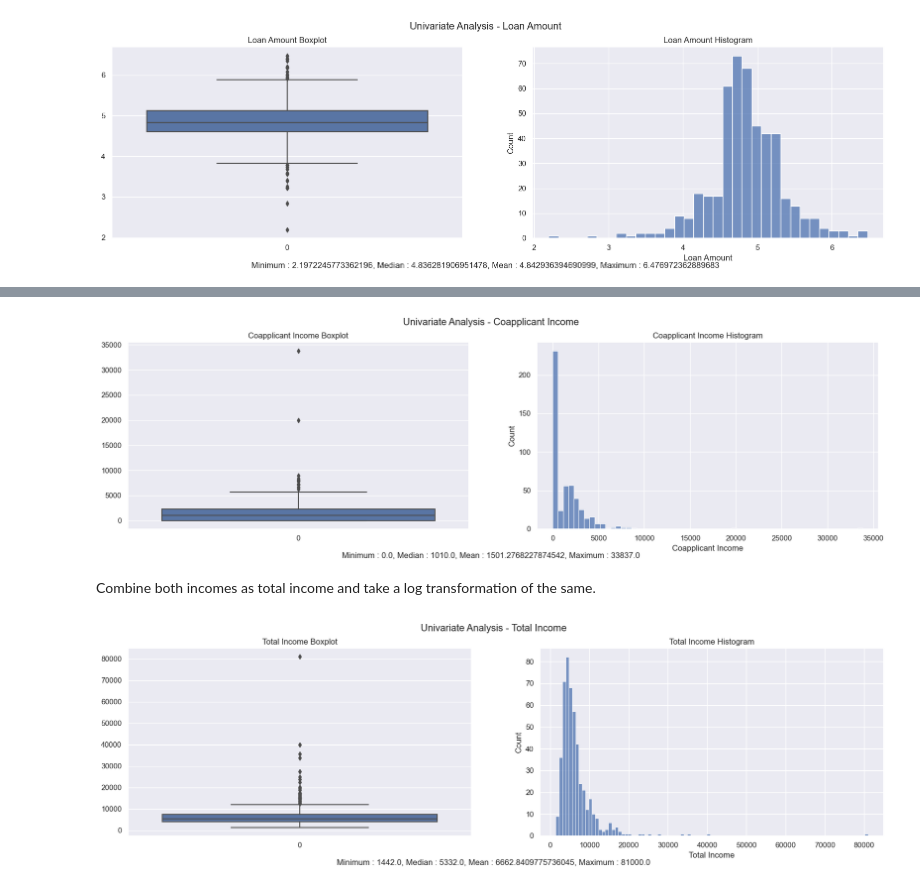
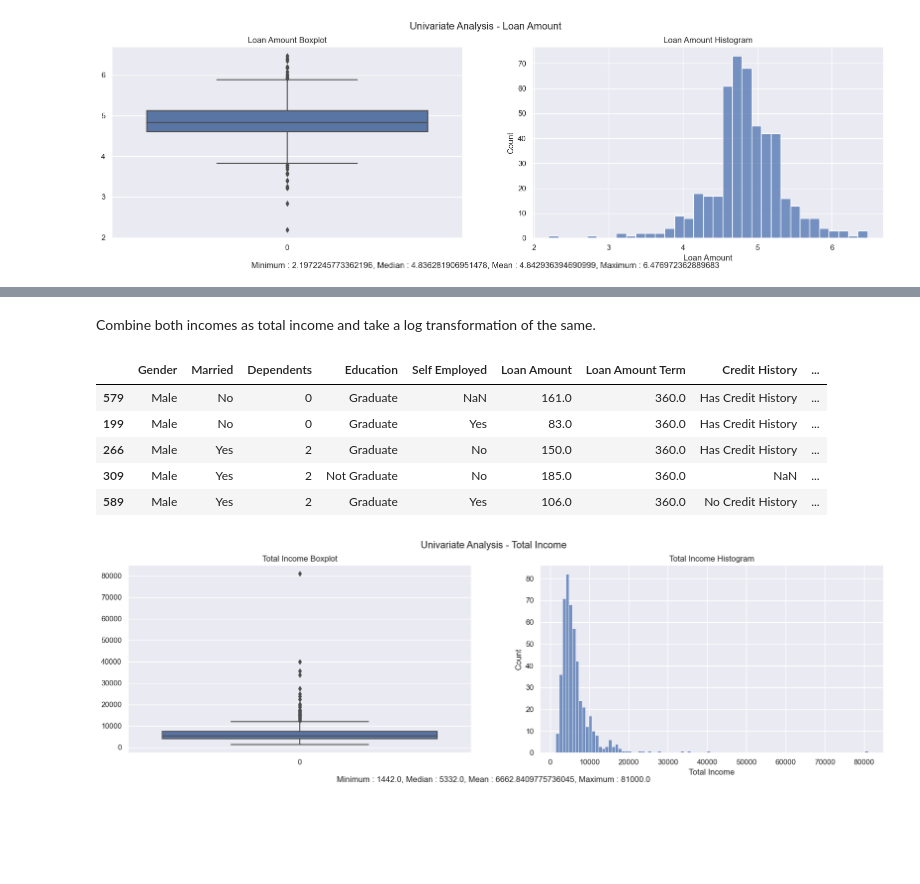
Before and after one commit to jess-moloney/mini-project-4, a Jupyter notebook: notebooks/instructions.ipynb, the cells around one changed output, grey strips where cells are left out. Saved outputs shown, nothing was run; the diff lists cells and outputs as text; code cells hidden in the pictures; blank space fills up the shorter version.

```diff
--- a/notebooks/instructions.ipynb
+++ b/notebooks/instructions.ipynb
@@ -670,5 +558,5 @@ uni_analyis_continuous(df_train, feature='Loan Amount', feature_title='Loan Amou
 # %% [output]
 [figure]
 # %%
-df_train['Loan Amount'] = np.log(df_train['Loan Amount'])
+df_train_all['Loan Amount'] = np.log(df_train_all['Loan Amount'])
 # %%
@@ -733,11 +566,18 @@ uni_analyis_continuous(df_train, feature='Applicant Income', feature_title='Appl
-# %%
-uni_analyis_continuous(df_train, feature='Coapplicant Income', feature_title='Coapplicant Income')
-# %% [output]
-[figure, removed]
 # %% [markdown]
 Combine both incomes as total income and take a log transformation of the same.
 # %%
 df_train_all['Total Income'] = df_train_all['Applicant Income'] + df_train_all['Coapplicant Income']
+# %%
+df_train_all.drop(columns=['Applicant Income','Coapplicant Income'], inplace=True)
+# %%
+df_train_all.head()
+# %% [output]
+|  | Gender | Married | Dependents | Education | Self Employed | Loan Amount | Loan Amount Term | Credit History | ... |
+| 579 | Male | No | 0 | Graduate | NaN | 161.0 | 360.0 | Has Credit History | ... |
+| 199 | Male | No | 0 | Graduate | Yes | 83.0 | 360.0 | Has Credit History | ... |
+| 266 | Male | Yes | 2 | Graduate | No | 150.0 | 360.0 | Has Credit History | ... |
+| 309 | Male | Yes | 2 | Not Graduate | No | 185.0 | 360.0 | NaN | ... |
+| 589 | Male | Yes | 2 | Graduate | Yes | 106.0 | 360.0 | No Credit History | ... |
 # %%
 uni_analyis_continuous(df_train_all, feature='Total Income', feature_title='Total Income')
 # %% [output]
```
Also changed, not shown: parts of 82 cells of this notebook, 6 other files.
